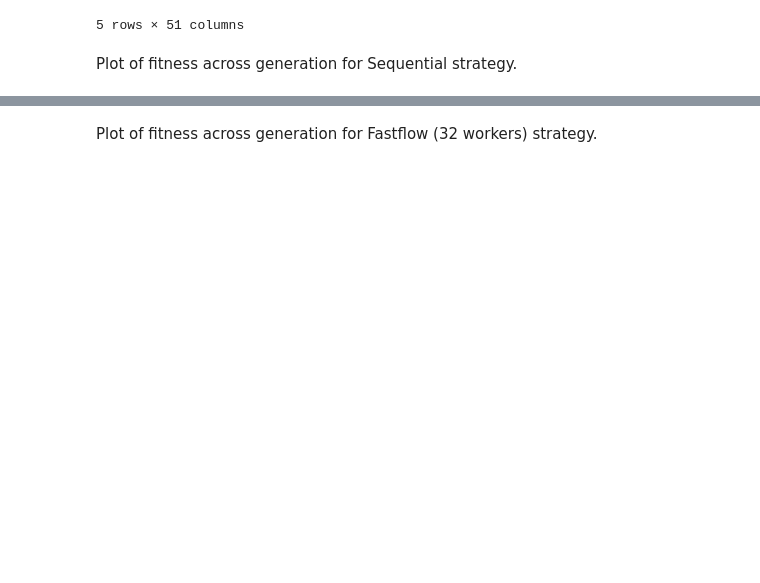
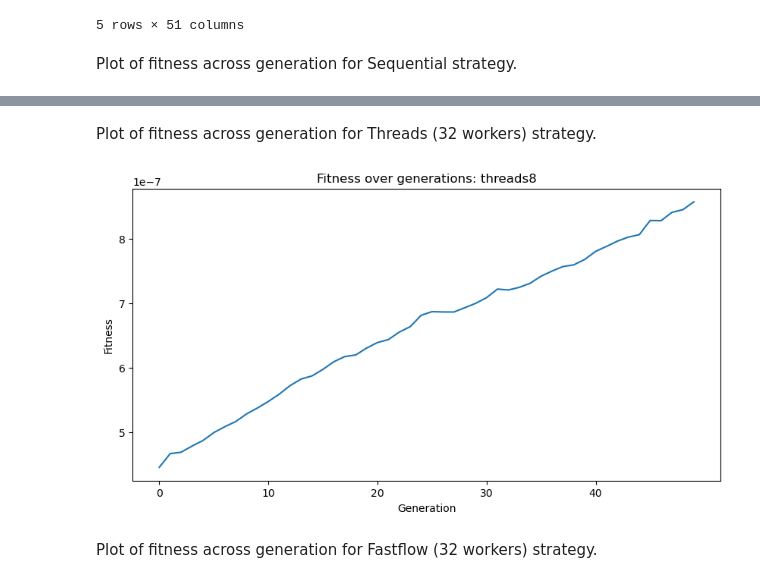
Before and after one commit to giacomo-cgn/parallel-genetic-tsp, a Jupyter notebook: plots.ipynb, the cells around one changed output, grey strips where cells are left out. Drawn from its saved outputs; the diff is of its cells as text; code cells hidden in the pictures; blank space fills up the shorter version.

```diff
--- a/plots.ipynb
+++ b/plots.ipynb
@@ -38,3 +38,15 @@ plt.show()
+# %% [markdown]
+Plot of fitness across generation for Threads (32 workers) strategy.
+# %%
+plt.figure(figsize=(10, 5))
+plt.plot(df_fitness.iloc[10, 1:])
+plt.title('Fitness over generations: ' + df_fitness.iloc[10, 0])
+plt.xlabel('Generation')
+plt.ylabel('Fitness')
+plt.xticks(ticks=np.arange(0, 50, 10), labels=np.arange(0, 50, 10))
+plt.show()
+# %% [output]
+[figure, added]
 # %% [markdown]
 Plot of fitness across generation for Fastflow (32 workers) strategy.
 # %%
```
Also changed, not shown: parts of 13 cells of this notebook, 9 other files.
